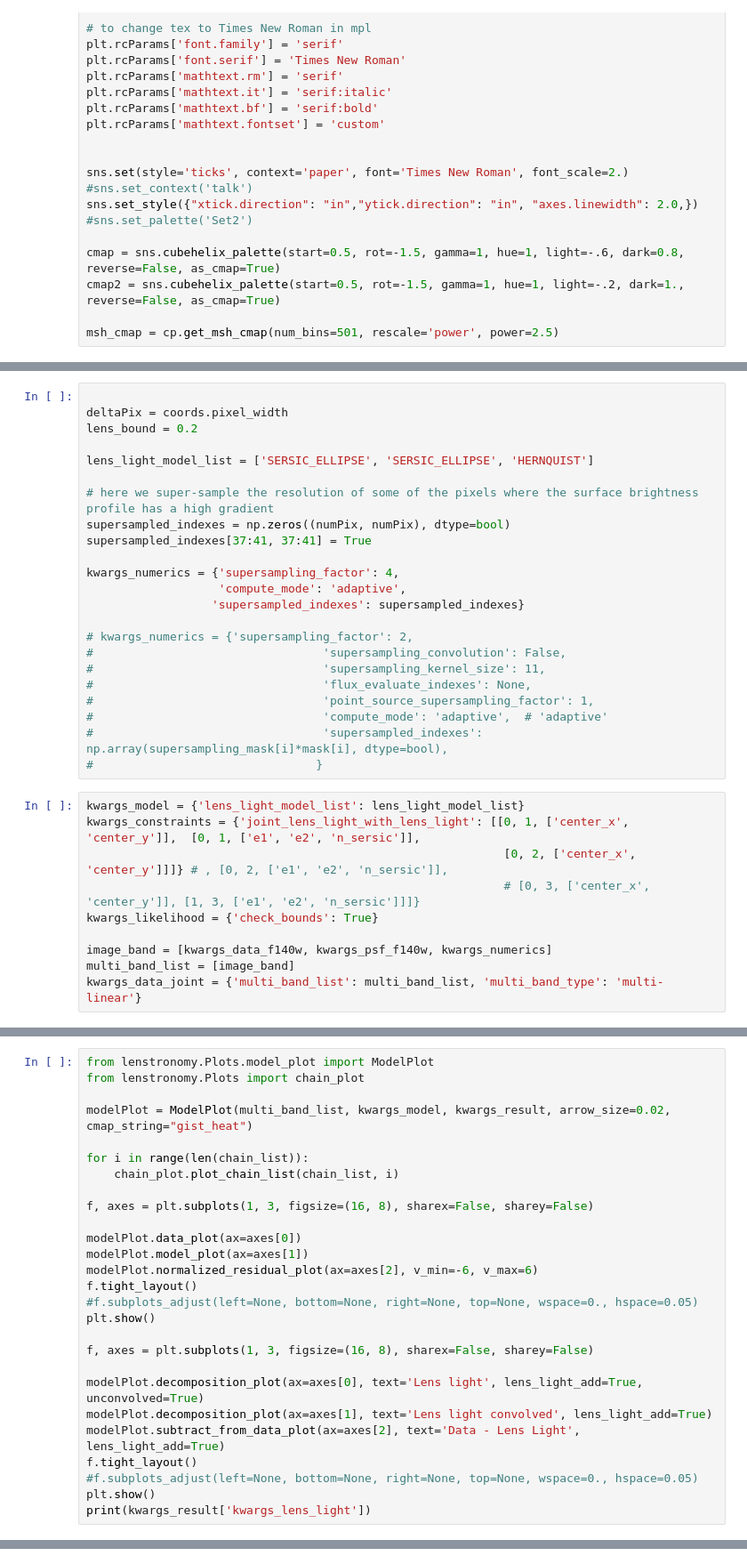
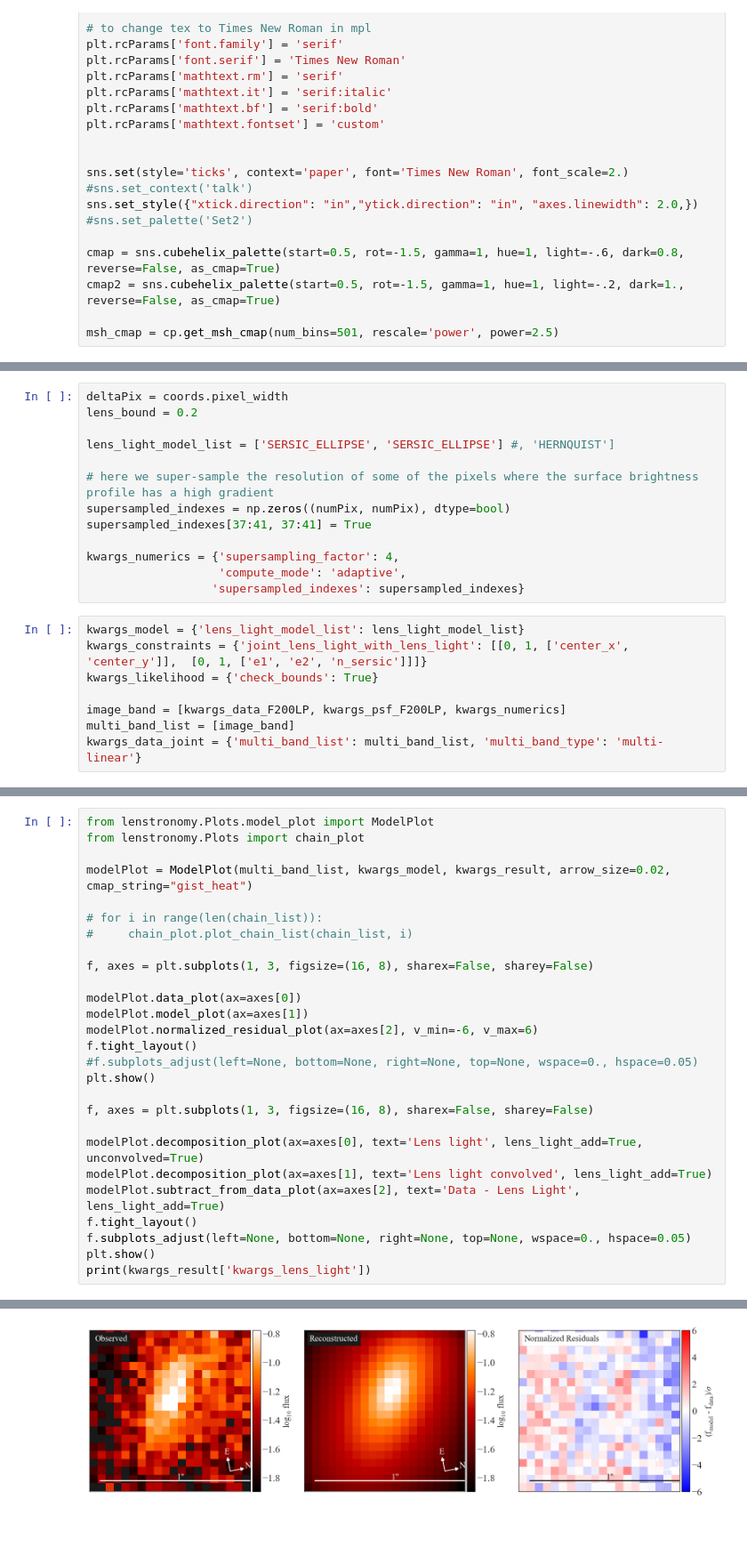
Before and after one commit to hskobe/lenstronomy_extensions, a Jupyter notebook: lenstronomy_extensions/Notebooks/galfitting copy.ipynb, the cells around one changed output, grey strips where cells are left out. Shown at 89% size. Saved outputs shown, nothing was run; the diff lists cells and outputs as text; blank space fills up the shorter version.

```diff
--- a/lenstronomy_extensions/Notebooks/galfitting copy.ipynb
+++ b/lenstronomy_extensions/Notebooks/galfitting copy.ipynb
@@ -233,9 +117,8 @@ for j, kwargs_data in enumerate([kwargs_data_f140w]):
 # %%
-
 deltaPix = coords.pixel_width
 lens_bound = 0.2
 
-lens_light_model_list = ['SERSIC_ELLIPSE', 'SERSIC_ELLIPSE', 'HERNQUIST']
+lens_light_model_list = ['SERSIC_ELLIPSE', 'SERSIC_ELLIPSE'] #, 'HERNQUIST']
 
 # here we super-sample the resolution of some of the pixels where the surface brightness profile has a high gradient
 supersampled_indexes = np.zeros((numPix, numPix), dtype=bool)
@@ -244,23 +127,12 @@ supersampled_indexes[37:41, 37:41] = True
 kwargs_numerics = {'supersampling_factor': 4,
                    'compute_mode': 'adaptive',
                   'supersampled_indexes': supersampled_indexes}
-
-# kwargs_numerics = {'supersampling_factor': 2,
-#                                 'supersampling_convolution': False,
-#                                 'supersampling_kernel_size': 11,
-#                                 'flux_evaluate_indexes': None,
-#                                 'point_source_supersampling_factor': 1,
-#                                 'compute_mode': 'adaptive',  # 'adaptive'
-#                                 'supersampled_indexes': np.array(supersampling_mask[i]*mask[i], dtype=bool),
-#                                }
 # %%
 kwargs_model = {'lens_light_model_list': lens_light_model_list}
-kwargs_constraints = {'joint_lens_light_with_lens_light': [[0, 1, ['center_x', 'center_y']],  [0, 1, ['e1', 'e2', 'n_sersic']],
-                                                            [0, 2, ['center_x', 'center_y']]]} # , [0, 2, ['e1', 'e2', 'n_sersic']],
-                                                            # [0, 3, ['center_x', 'center_y']], [1, 3, ['e1', 'e2', 'n_sersic']]]}
+kwargs_constraints = {'joint_lens_light_with_lens_light': [[0, 1, ['center_x', 'center_y']],  [0, 1, ['e1', 'e2', 'n_sersic']]]}
 kwargs_likelihood = {'check_bounds': True}
 
-image_band = [kwargs_data_f140w, kwargs_psf_f140w, kwargs_numerics]
+image_band = [kwargs_data_F200LP, kwargs_psf_F200LP, kwargs_numerics]
 multi_band_list = [image_band]
 kwargs_data_joint = {'multi_band_list': multi_band_list, 'multi_band_type': 'multi-linear'}
 # %%
@@ -368,8 +209,8 @@ from lenstronomy.Plots import chain_plot
 
 modelPlot = ModelPlot(multi_band_list, kwargs_model, kwargs_result, arrow_size=0.02, cmap_string="gist_heat")
 
-for i in range(len(chain_list)):
-    chain_plot.plot_chain_list(chain_list, i)
+# for i in range(len(chain_list)):
+#     chain_plot.plot_chain_list(chain_list, i)
 
 f, axes = plt.subplots(1, 3, figsize=(16, 8), sharex=False, sharey=False)
 
@@ -386,6 +227,7 @@ modelPlot.decomposition_plot(ax=axes[0], text='Lens light', lens_light_add=True,
 modelPlot.decomposition_plot(ax=axes[1], text='Lens light convolved', lens_light_add=True)
 modelPlot.subtract_from_data_plot(ax=axes[2], text='Data - Lens Light', lens_light_add=True)
 f.tight_layout()
-#f.subplots_adjust(left=None, bottom=None, right=None, top=None, wspace=0., hspace=0.05)
+f.subplots_adjust(left=None, bottom=None, right=None, top=None, wspace=0., hspace=0.05)
 plt.show()
 print(kwargs_result['kwargs_lens_light'])
+# %% [output]
@@ -391,0 +236 @@ print(kwargs_result['kwargs_lens_light'])
+[figure, added]
```
Also changed, not shown: parts of 6 cells of this notebook.
